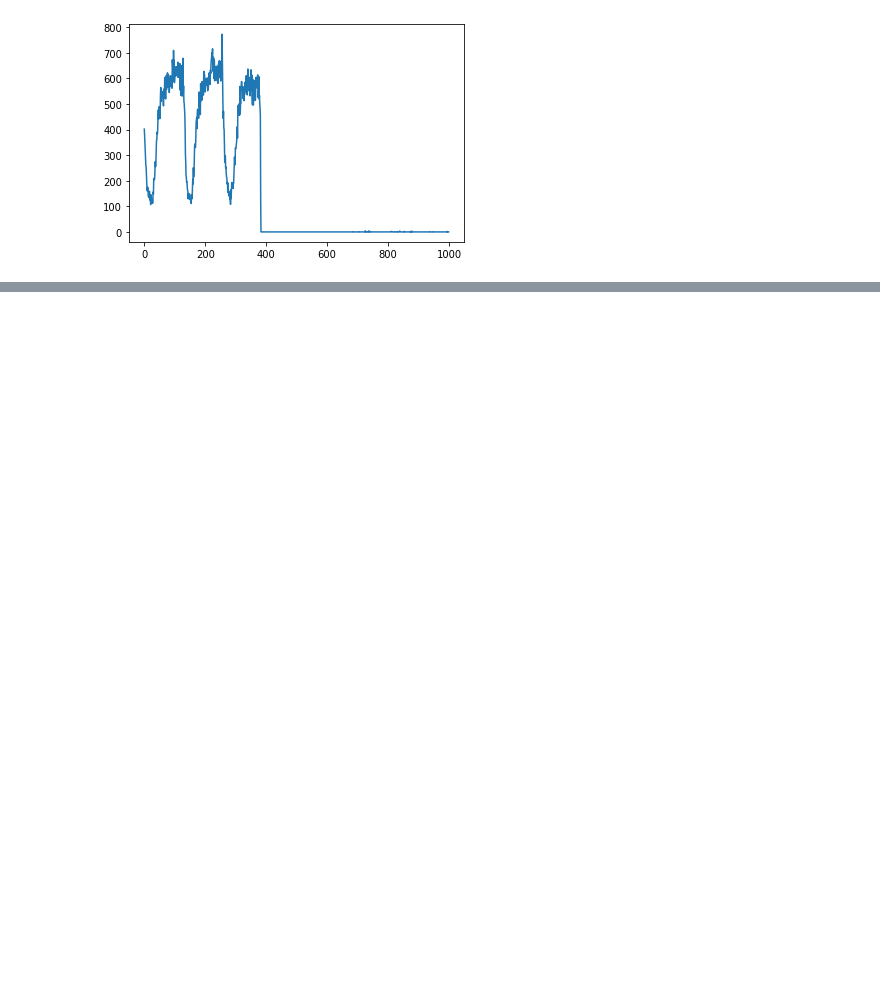
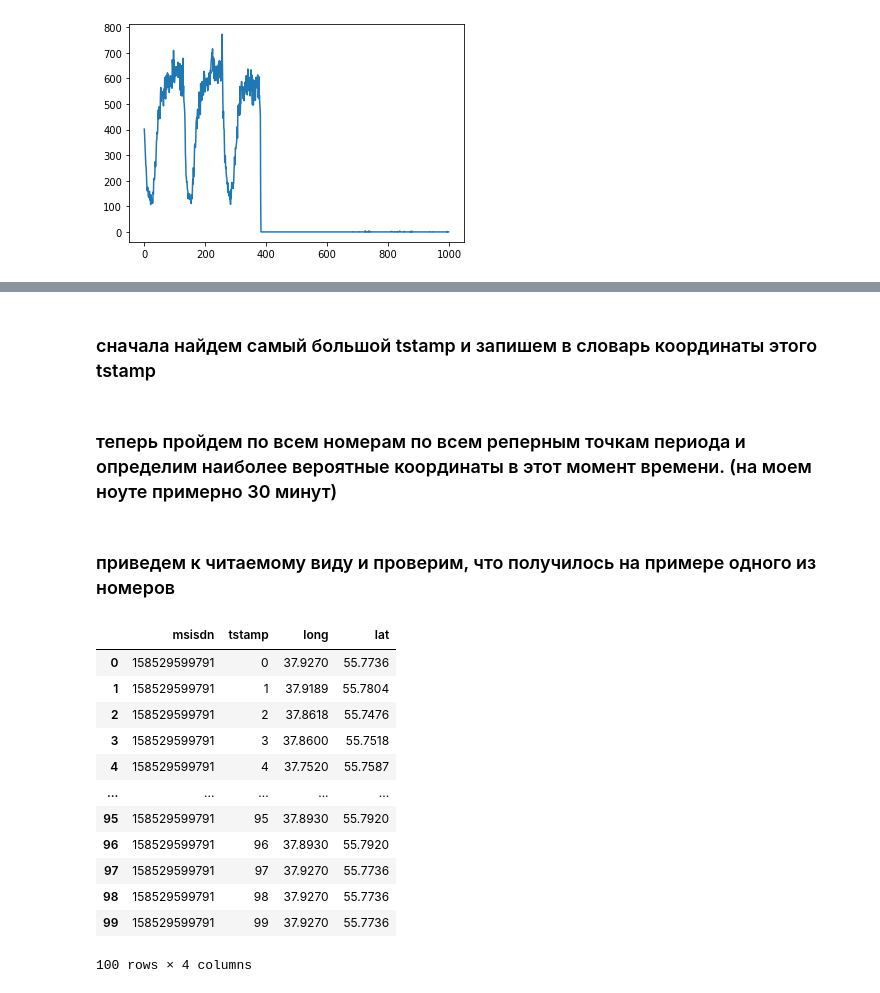
Before and after one commit to MDYLL/Megafon_test, a Jupyter notebook: Megafon_test.ipynb, the cells around one changed output, grey strips where cells are left out. Saved outputs shown, nothing was run; the diff lists cells and outputs as text; code cells hidden in the pictures; blank space fills up the shorter version.

```diff
--- a/Megafon_test.ipynb
+++ b/Megafon_test.ipynb
@@ -87,3 +92,5 @@ min_tstamp,max_tstamp,time_period
+# %% [markdown]
+### сначала найдем самый большой tstamp и запишем в словарь координаты этого tstamp
 # %%
 import collections
 current_tstamp=collections.defaultdict(tuple)
@@ -91,33 +98,35 @@ for number in unique_numbers:
   df1=df.loc[df.msisdn==number]
   idx=df1.tstamp.idxmax()
   current_tstamp[number]=(df.at[idx,'long'],df.at[idx,'lat'])
+# %% [markdown]
+### теперь пройдем по всем номерам по всем реперным точкам периода и определим наиболее вероятные координаты в этот момент времени. (на моем ноуте примерно 30 минут)
 # %%
 df_norm=pd.DataFrame(columns=df.columns)
 for number in unique_numbers:
   for i in range(0,quantity_time_intervals):
-    # print(i,end=' ')
-
-  # for j in range(1):
-    # number=158529599791
-    # if i==18:
-    #   break
     df1=df.loc[(df.msisdn==number)&(df.tstamp<=max_tstamp-i*time_period)&(df.tstamp>max_tstamp-(i+1)*time_period)]
     if df1.size>0:
       idx=df1.tstamp.idxmax()
-      df_norm=df_norm.append({'msisdn':number,'tstamp':i,'long':df1.at[idx,'long'],'lat':df1.at[idx,'lat']},ignore_index=True)
-      # print(i,number,df1.at[idx,'long'])
-      # df_norm.at[idx,'tstamp']=max_tstamp-i*time_period
+      df_norm=df_norm.append({'msisdn':int(number),'tstamp':i,'long':df1.at[idx,'long'],'lat':df1.at[idx,'lat']},ignore_index=True)
       current_tstamp[number]=(df1.at[idx,'long'],df1.at[idx,'lat'])
-      # if number==158510204039:
-      #   print(df1.shape)
-      #   print(idx)
-      #   print(i,current_tstamp[number])
     else:
-      # print('**************')
-      # print(i)
-      # df_norm=df_norm.append({'msisdn':number,'tstamp':max_tstamp-i*time_period,'long':current_tstamp[number][0],'lat':current_tstamp[number][1]},ignore_index=True)
-      df_norm=df_norm.append({'msisdn':number,'tstamp':i,'long':current_tstamp[number][0],'lat':current_tstamp[number][1]},ignore_index=True)
-      # print(i,number)
+      df_norm=df_norm.append({'msisdn':int(number),'tstamp':i,'long':current_tstamp[number][0],'lat':current_tstamp[number][1]},ignore_index=True)
+# %% [markdown]
+### приведем к читаемому виду и проверим, что получилось на примере одного из номеров
 # %%
-df_norm=df_norm.astype({'msisdn':int,'tstamp':int})
+df_norm=df_norm.astype({'msisdn':'int64','tstamp':'int64'})
 df_norm.loc[df_norm.msisdn==158529599791]
+# %% [output]
+|  | msisdn | tstamp | long | lat |
+| 0 | 158529599791 | 0 | 37.9270 | 55.7736 |
+| 1 | 158529599791 | 1 | 37.9189 | 55.7804 |
+| 2 | 158529599791 | 2 | 37.8618 | 55.7476 |
+| 3 | 158529599791 | 3 | 37.8600 | 55.7518 |
+| 4 | 158529599791 | 4 | 37.7520 | 55.7587 |
+| ... | ... | ... | ... | ... |
+| 95 | 158529599791 | 95 | 37.8930 | 55.7920 |
+| 96 | 158529599791 | 96 | 37.8930 | 55.7920 |
+| 97 | 158529599791 | 97 | 37.9270 | 55.7736 |
+| 98 | 158529599791 | 98 | 37.9270 | 55.7736 |
+| 99 | 158529599791 | 99 | 37.9270 | 55.7736 |
+100 rows × 4 columns
```
Also changed, not shown: parts of 66 cells of this notebook, 3 other files.
